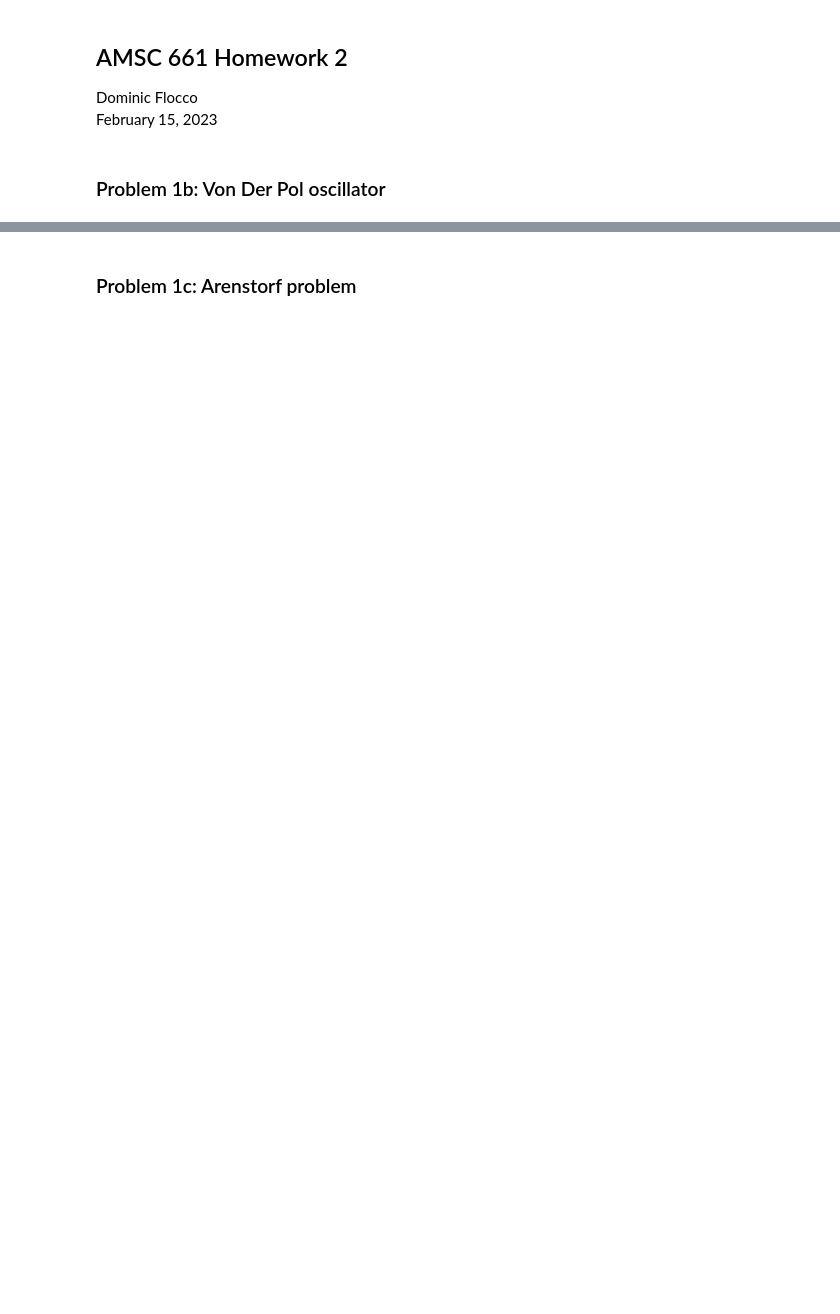
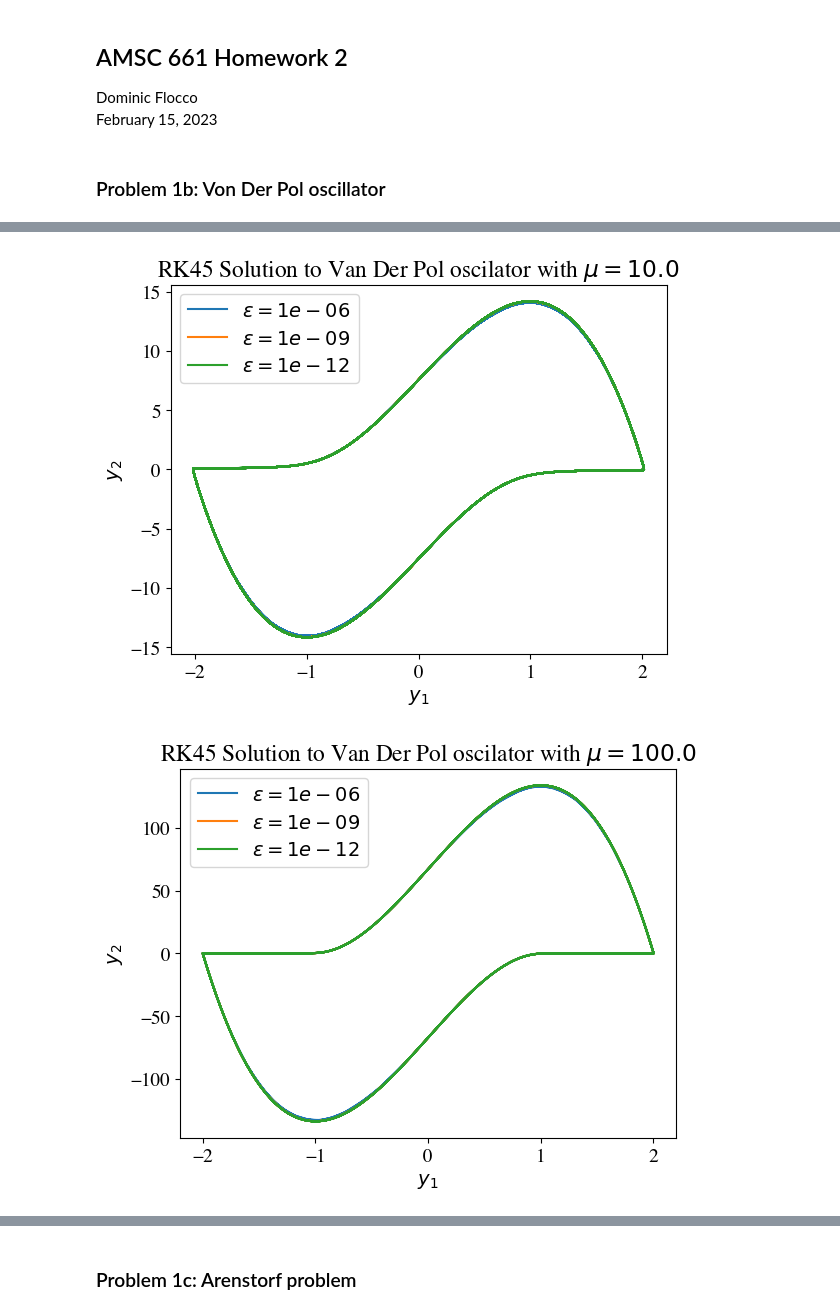
Before and after one commit to dominicflocco/AMSC661-codes, a Jupyter notebook: hw2/ODE-solvers.ipynb, the cells around one changed output, grey strips where cells are left out. Saved outputs shown, nothing was run; the diff lists cells and outputs as text; code cells hidden in the pictures; blank space fills up the shorter version.

```diff
--- a/hw2/ODE-solvers.ipynb
+++ b/hw2/ODE-solvers.ipynb
@@ -31,13 +31,27 @@ def solve(mu, tol, method):
     return y
 # %%
-
+method = 'RK45'
 epsilons = [1e-6, 1e-9, 1e-12]
 mus = [1e1, 1e2, 1e3]
 results = {}
 for mu in mus:
     for eps in epsilons:
         tic = time.time()
-        sol = solve(mu, eps, 'RK45')
+        sol = solve(mu, eps, method, 1000)
         toc = time.time()
         cpuTime = toc-tic
         results[(mu, eps)] = (sol, cpuTime)
+
+for mu in mus:
+    for eps in epsilons:
+        plt.plot(results[(mu,eps)][0].y[0], results[(mu,eps)][0].y[1], label=fr'$\epsilon = {eps}$')
+
+    plt.xlabel(r'$y_1$')
+    plt.ylabel(r'$y_2$')
+    plt.title(fr'{method} Solution to Van Der Pol oscilator with $\mu = {mu}$')
+    plt.legend()
+    plt.show()
+    plt.close()
+# %% [output]
+[figure, added]
+[figure, added]
```
Also changed, not shown: parts of 10 cells of this notebook, 17 other files.
